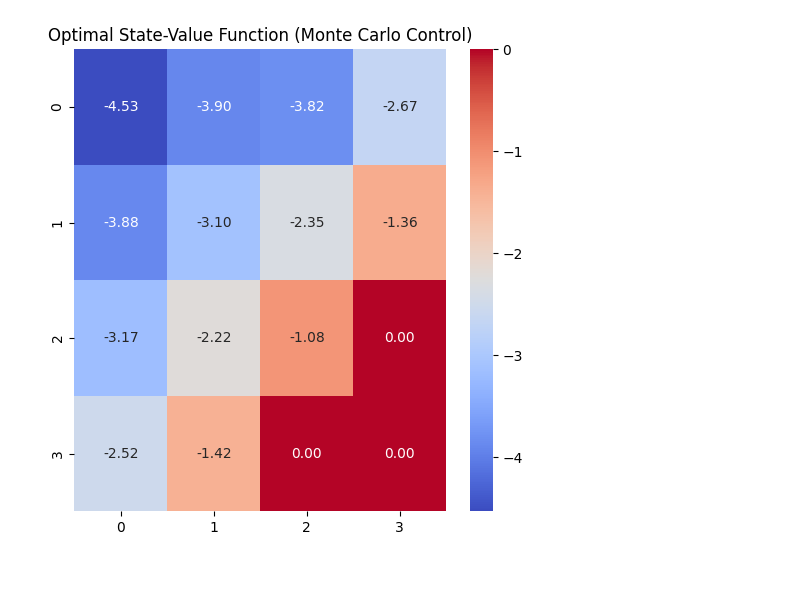
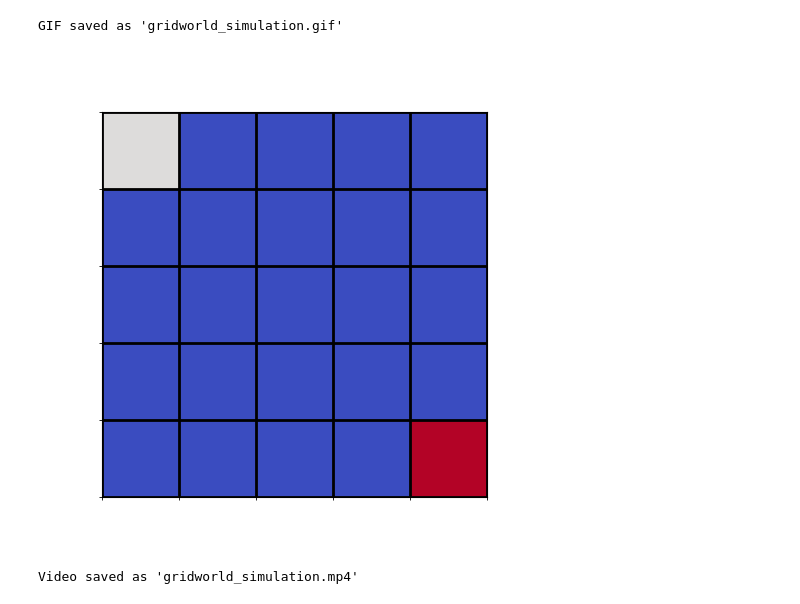
Before and after one commit to issacridhin/Reinforcement_learning, a Jupyter notebook: 2348546_Lab6_RL.ipynb, the cells around one changed output. Saved outputs shown, nothing was run; the diff lists cells and outputs as text; code cells hidden in the pictures; blank space fills up the shorter version.

```diff
--- a/2348546_Lab6_RL.ipynb
+++ b/2348546_Lab6_RL.ipynb
@@ -133,7 +9,0 @@ def monte_carlo_control(env, num_episodes=1000, discount_factor=0.9, epsilon=0.1
-# %%
-# Initialize the environment
-rows, cols = 4, 4
-start = (0, 0)
-terminal_states = [(3, 3)]
-rewards = {state: 0 for state in terminal_states}
-env = GridWorld(rows, cols, start, terminal_states, rewards)
@@ -153,6 +9,0 @@ Q, optimal_policy = monte_carlo_control(env, num_episodes=1000, epsilon=0.1)
-# %%
-# Extract state-value function from Q
-V_optimal = {state: max(action_values) for state, action_values in Q.items()}
-plot_values(V_optimal, "Optimal State-Value Function (Monte Carlo Control)")
-# %% [output]
-[figure, removed]
@@ -158,0 +88,40 @@ plot_values(V_optimal, "Optimal State-Value Function (Monte Carlo Control)")
+# %%
+if __name__ == "__main__":
+    env = GridWorldEnv()
+    obs = env.reset()
+
+    frames = []  # To store the frames
+    done = False
+
+    while not done:
+        frame = env.render()
+        frames.append(frame)  # Save the rendered frame
+
+        action = env.action_space.sample()  # Random action
+        obs, reward, done, info = env.step(action)
+
+    # Create GIF
+    imageio.mimsave('gridworld_simulation.gif', frames, fps=2)
+    print("GIF saved as 'gridworld_simulation.gif'")
+    display(Image(filename='gridworld_simulation.gif'))
+
+    # Optional: Save as MP4 Video
+    # Uncomment below if you want a video version instead of GIF
+    import cv2
+    from IPython.display import Image, display
+    height, width, layers = frames[0].shape
+    video = cv2.VideoWriter('gridworld_simulation.mp4', cv2.VideoWriter_fourcc(*'mp4v'), 2, (width, height))
+    for frame in frames:
+        video.write(cv2.cvtColor(frame, cv2.COLOR_RGB2BGR))
+    video.release()
+    print("Video saved as 'gridworld_simulation.mp4'")
+    HTML("""
+    <video width="640" height="480" controls autoplay loop>
+    <source src="gridworld_simulation.mp4" type="video/mp4">
+    Your browser does not support the video tag.
+    </video>
+    """)
+# %% [output]
+GIF saved as 'gridworld_simulation.gif'
+[figure, added]
+Video saved as 'gridworld_simulation.mp4'
```
Also changed, not shown: parts of 11 cells of this notebook.
